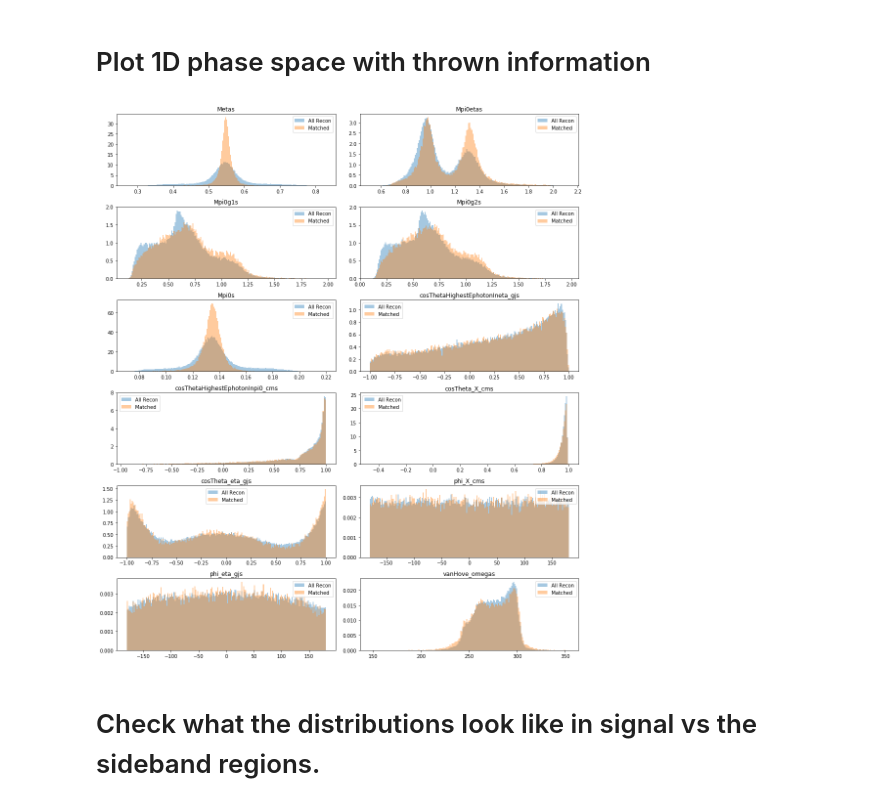
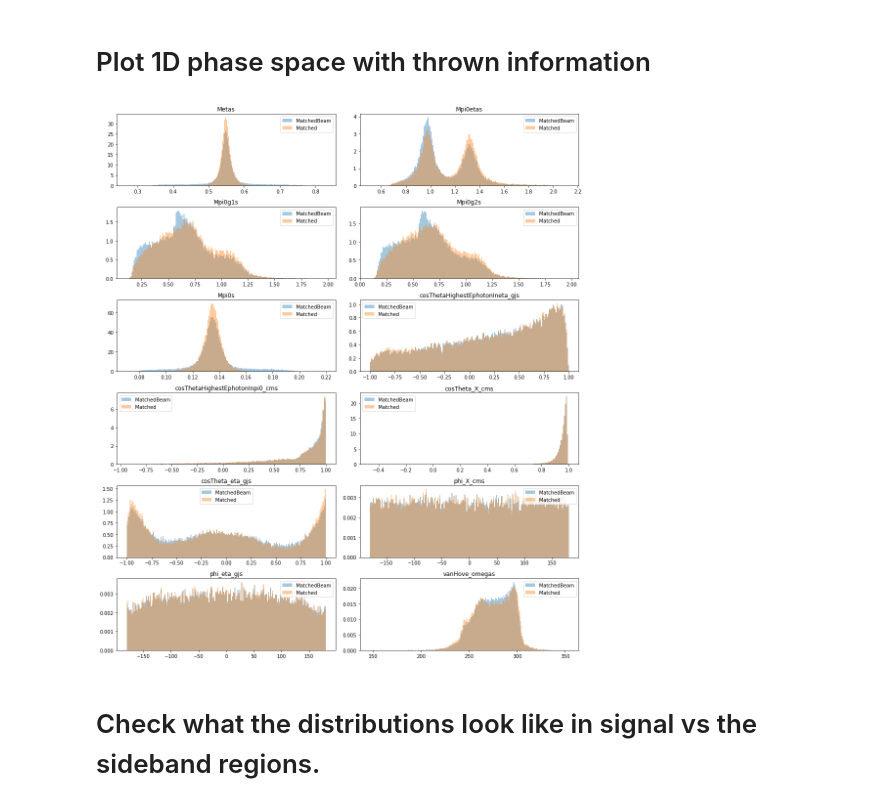
Before and after one commit to lan13005/q-values, a Jupyter notebook: explorePhaseSpace.ipynb, the cells around one changed output. Saved outputs shown, nothing was run; the diff lists cells and outputs as text; code cells hidden in the pictures.

Commit message:
Working version for comparing a0a2 sideband vs Q-Factors in the whole dataset not split in Detector regions

```diff
--- a/explorePhaseSpace.ipynb
+++ b/explorePhaseSpace.ipynb
@@ -29,6 +29,7 @@ Mpi0g2s=np.zeros(nentries)
 Metas=np.zeros(nentries)
 Mpi0etas=np.zeros(nentries)
 sbRegions=np.zeros(nentries)
+AccWeights=np.zeros(nentries)
 
 beamPhotonMatchToThrowns=np.zeros(nentries)
 isTruePi0Etas=np.zeros(nentries)
@@ -46,6 +47,7 @@ for ievent,event in enumerate(weightsFile.degALL_a0a2Test_tree_flat):
     Mpi0g2s[ievent]=event.Mpi0g2
     Metas[ievent]=event.Meta
     Mpi0etas[ievent]=event.Mpi0eta
+    AccWeights[ievent]=event.AccWeight
     sbRegions[ievent]=event.whichSignalRegion
 
     beamPhotonMatchToThrowns[ievent]=event.beamPhotonMatchToThrown
@@ -66,7 +68,8 @@ dataDict={
     "Mpi0g1s":Mpi0g1s,
     "Mpi0g2s":Mpi0g2s,
     "Mpi0etas":Mpi0etas,
-    "sbRegions":sbRegions
+    "sbRegions":sbRegions,
+    "AccWeights":AccWeights
 }
 
 
@@ -106,24 +109,24 @@ fig.show()
 # %% [markdown]
 # Plot 1D phase space with thrown information
 # %%
-dataSubset=data.drop(["beamPhotonMatchToThrowns","isTruePi0Etas","sbRegions"],axis=1)
+dataSubset=data.drop(["AccWeights","isTruePi0Etas","sbRegions"],axis=1)
 scaler = MinMaxScaler()
 #dataSubset=scaler.fit_transform(dataSubset)
 #dataSubset=pd.DataFrame(dataSubset,columns=columns)
 
 fig,ax=plt.subplots(6,2,figsize=(14,16))
 ax=ax.flatten()
-for icol,col in enumerate(dataSubset.columns.drop('matched')):
+for icol,col in enumerate(dataSubset.columns.drop(['matched',"beamPhotonMatchToThrowns"])):
     binEdges=np.histogram(dataSubset[col],bins=200)[1]
-    ax[icol].hist(dataSubset[dataSubset.matched!=1][col],bins=binEdges,alpha=0.4,density=True
-                 ,label="All Recon")
+    ax[icol].hist(dataSubset[dataSubset.beamPhotonMatchToThrowns==1][col],bins=binEdges,alpha=0.4,density=True
+                 ,label="MatchedBeam")
     ax[icol].hist(dataSubset[dataSubset.matched==1][col],bins=binEdges,alpha=0.4,density=True
                  ,label="Matched")
     ax[icol].set_title(col)
     ax[icol].legend()
 plt.tight_layout()
 # %% [output]
-[figure, old version]
+[figure, new version]
 # %% [markdown]
 # Check what the distributions look like in signal vs the sideband regions.
 # %% [markdown]
```
Also changed, not shown: 4 other files.
